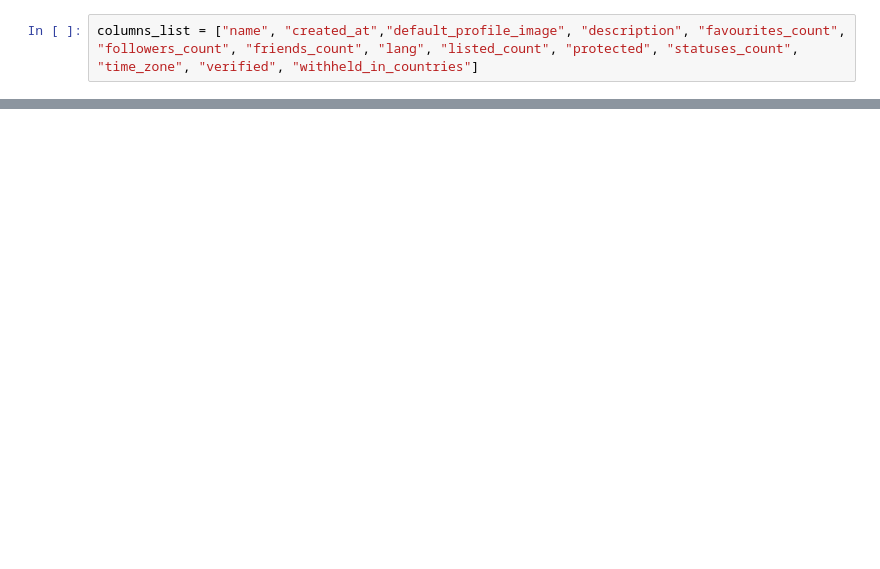
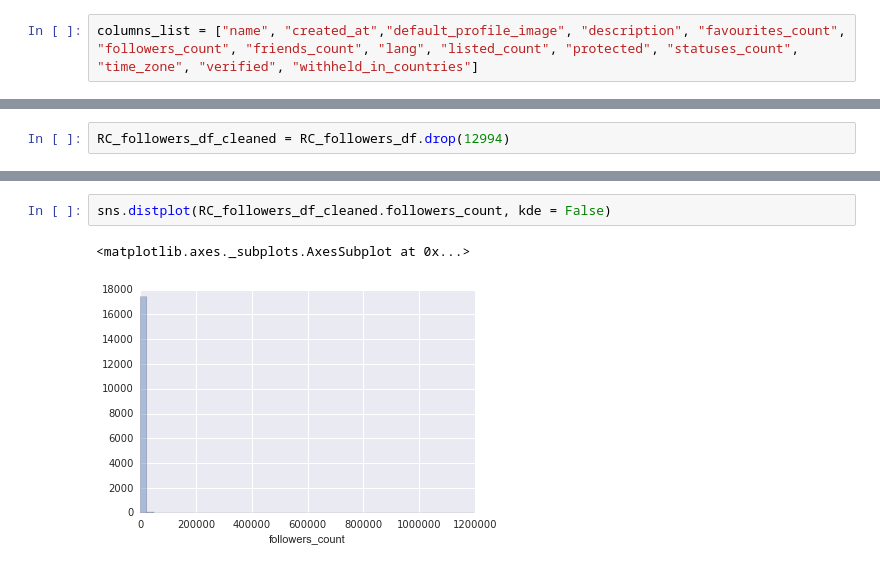
Before and after one commit to linbug/TwitScrip, a Jupyter notebook: Follower_regression_analysis.ipynb, the cells around one changed output, grey strips where cells are left out. Saved outputs shown, nothing was run; the diff lists cells and outputs as text; blank space fills up the shorter version.

```diff
--- a/Follower_regression_analysis.ipynb
+++ b/Follower_regression_analysis.ipynb
@@ -160,0 +125,2 @@ TypeError: object of type 'User' has no len()
+# %%
+RC_followers_df_cleaned = RC_followers_df.drop(12994)
@@ -160,0 +132,5 @@ TypeError: object of type 'User' has no len()
+# %%
+sns.distplot(RC_followers_df_cleaned.followers_count, kde = False)
+# %% [output]
+<matplotlib.axes._subplots.AxesSubplot at 0x...>
+[figure, added]
```
Also changed, not shown: parts of 59 cells of this notebook.
